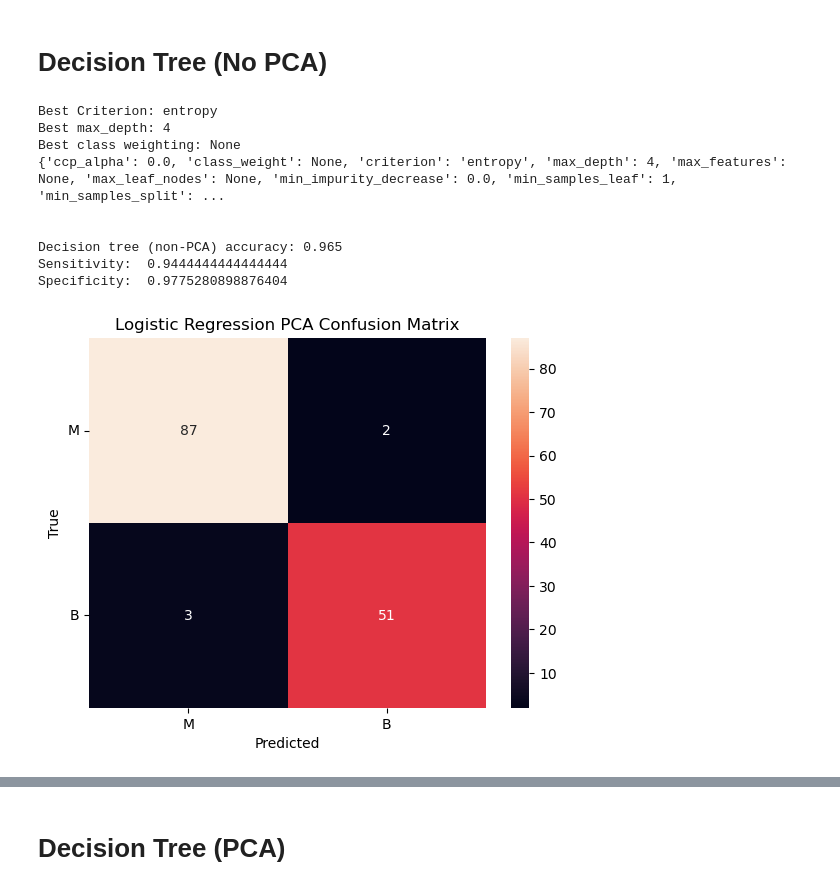
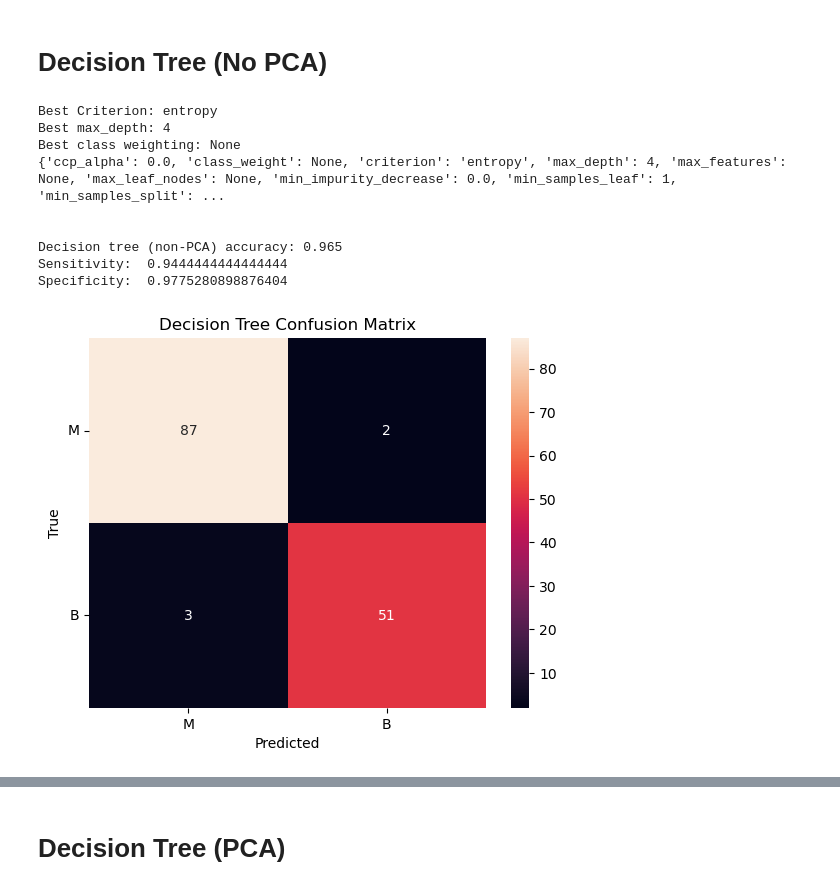
Before and after one commit to benjamin-ravenscroft/CISC471-Project, a Jupyter notebook: EDA.ipynb, the cells around one changed output, grey strips where cells are left out. Drawn from its saved outputs; the diff is of its cells as text; code cells hidden in the pictures.

```diff
--- a/EDA.ipynb
+++ b/EDA.ipynb
@@ -649,7 +649,7 @@ print(log_pca_model_cv)
 # %%
 from sklearn.metrics import accuracy_score, confusion_matrix
 
-def results(pred, true, test_str):
+def results(pred, true, test_str, title_str):
     classes = ['M', 'B']
 
     print(test_str, round(accuracy_score(true, pred), 3))
@@ -666,7 +666,7 @@ def results(pred, true, test_str):
     sns.heatmap(cm, annot=True, ax = ax, fmt='g')
     ax.set_xlabel('Predicted')
     ax.set_ylabel('True')
-    ax.set_title('Logistic Regression PCA Confusion Matrix')
+    ax.set_title(title_str)
     ax.xaxis.set_ticklabels(classes)
     ax.yaxis.set_ticklabels(classes, rotation=360)
 # %%
@@ -683,32 +683,32 @@ max_depth = [2,4,6,8,10,12,14]
 class_weight = [None, 'balanced']
 
 parameters = dict(criterion=criterion,
                   max_depth=max_depth,
                   class_weight=class_weight)
 
 clf_GS = GridSearchCV(dt, parameters)
 clf_GS.fit(train_scaled_fs, train_targets)
 
 print(f"Best Criterion: {clf_GS.best_estimator_.get_params()['criterion']}")
 print(f"Best max_depth: {clf_GS.best_estimator_.get_params()['max_depth']}")
 print(f"Best class weighting: {clf_GS.best_estimator_.get_params()['class_weight']}")
 print(f"{clf_GS.best_estimator_.get_params()}")
 print("\n")
 
 clf_GS.score(train_scaled_fs, train_targets)
 clf_GS.score(test_scaled_fs, test_targets)
 
 test_pred = clf_GS.predict(test_scaled_fs)
 
-results(test_pred, test_targets, "Decision tree (non-PCA) accuracy:")
+results(test_pred, test_targets, "Decision tree (non-PCA) accuracy:", "Decision Tree Confusion Matrix")
 # %% [output]
 Best Criterion: entropy
 Best max_depth: 4
 Best class weighting: None
 {'ccp_alpha': 0.0, 'class_weight': None, 'criterion': 'entropy', 'max_depth': 4, 'max_features': None, 'max_leaf_nodes': None, 'min_impurity_decrease': 0.0, 'min_samples_leaf': 1, 'min_samples_split': ...
 
 
 Decision tree (non-PCA) accuracy: 0.965
 Sensitivity:  0.9444444444444444
 Specificity:  0.9775280898876404
-[figure, old version]
+[figure, new version]
```
Also changed, not shown: parts of 7 cells of this notebook.
